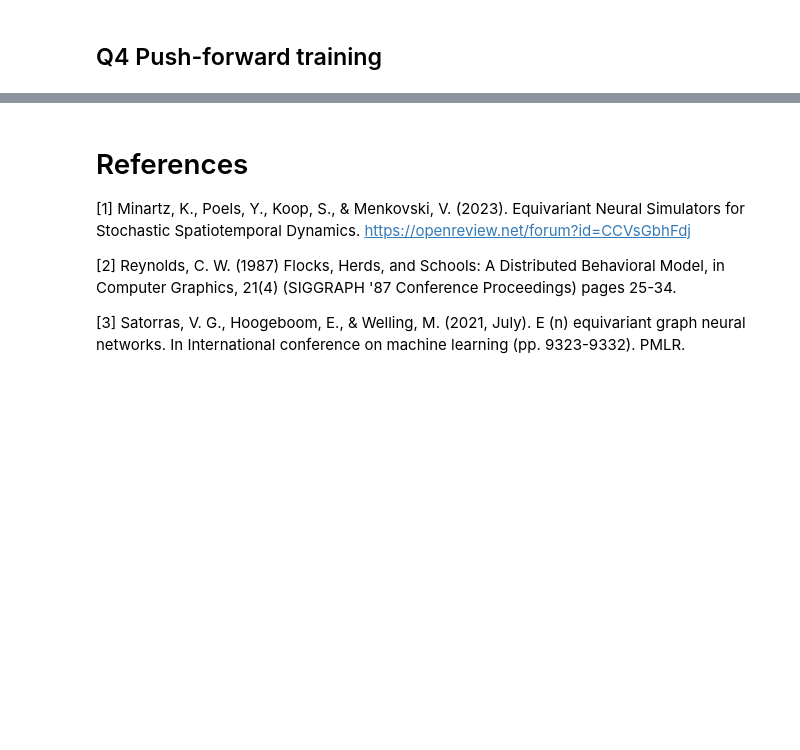
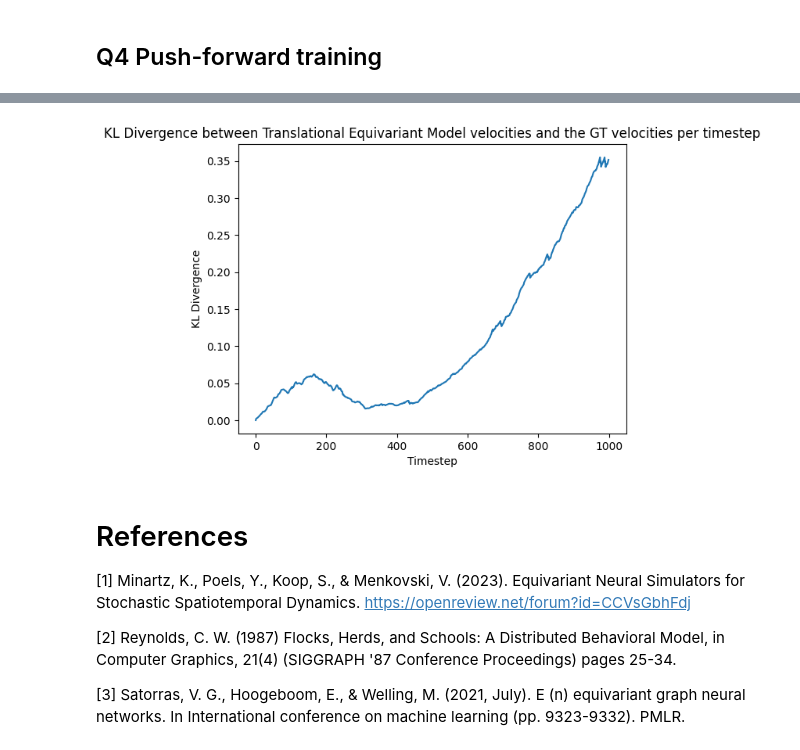
Before and after one commit to AdminMas7er/atai-2025, a Jupyter notebook: practicals/boids/01_Autoregressive_Models.ipynb, the cells around one changed output, grey strips where cells are left out. Drawn from its saved outputs; the diff is of its cells as text; code cells hidden in the pictures; blank space fills up the shorter version.

Commit message:
Lia's updated code and EGNN boids model

```diff
--- a/practicals/boids/01_Autoregressive_Models.ipynb
+++ b/practicals/boids/01_Autoregressive_Models.ipynb
@@ -55,0 +55,6 @@ print(len(trajectories))
+# %%
+base = "../../data/boids/raw"
+files = [f for f in os.listdir(base) if f.endswith(".npy")]
+trajectories = [np.load(os.path.join(base, f)) for f in files]
+
+print(len(trajectories))
@@ -127,7 +134,7 @@ class AR_Boids_Dataset(InMemoryDataset):
         self.transform = transform
         self.post_transform = post_transform
         super(AR_Boids_Dataset, self).__init__(root, transform, pre_transform)
-        self.data, self.slices = torch.load(self.processed_paths[0])
+        self.data, self.slices = torch.load(self.processed_paths[0], weights_only=False)
 
     @property
     def processed_file_names(self):
@@ -673,28 +689,34 @@ class TranslationalEquivariantModel(torch.nn.Module):
             nn.Linear(hidden, 2),
         )
 
+
     def forward(self, data):
         # TODO: TODO: TODO: TODO: TODO:
+
         """
         Your code goes here
+        """
 
-        """
         # NOTE: You may use different data attributes instead of x, edge_index, edge_attr
         # But you should pass a Data object to the model
         # (see the AR_Set_Model for an example and the Trainer class for how this is used)
+
         x, edge_index, edge_attr = data.x, data.edge_index, data.edge_attr
 
-        pos, vel = x[:, :2], x[:, 2:]               # (N,2), (N,2)
+        pos, vel = x[:, :2], x[:, 2:]
         N = pos.size(0)
-        i, j = edge_index[0], edge_index[1]         # (E,), (E,)
+        i = edge_index[0]
+        j = edge_index[1]
 
-        # minimum-image relative vector (PBC, translation equivariant)
+        # minimum-image relative vector
+
         rij = pos[i] - pos[j]
-        rij = (rij + self.L / 2) % self.L - self.L / 2
-        dij2 = (rij * rij).sum(-1, keepdim=True)    # (E,1)
+        L = torch.tensor(self.L, device=pos.device, dtype=pos.dtype)
+        rij = (rij + L / 2) % L - L / 2
+        dij2 = (rij * rij).sum(-1, keepdim=True)
 
-        # edge messages (perm-aware; uses only velocities + invariant distance)
-        m_ij = self.phi_e(torch.cat([vel[i], vel[j], dij2], dim=-1))  # (E,H)
+        # edge messages
+        m_ij = self.phi_e(torch.cat([vel[i], vel[j], dij2], dim=-1))
 
         # symmetric aggregation (mean) -> permutation equivariant
         m_i = torch.zeros(N, m_ij.size(-1), device=x.device, dtype=x.dtype)
@@ -703,11 +725,11 @@ class TranslationalEquivariantModel(torch.nn.Module):
         m_i = m_i / deg.view(N, 1)
 
         # velocity update and integrate to get Δx (Δt=1)
-        dv = self.phi_h(torch.cat([vel, m_i], dim=-1))   # (N,2)
+        dv = self.phi_h(torch.cat([vel, m_i], dim=-1))
         v_next = vel + dv
-        dx = v_next                                      # Δx = v_next
+        dx = v_next
 
-        y = torch.cat([dx, dv], dim=-1)                  # residuals [Δx,Δy,Δvx,Δvy]
+        y = torch.cat([dx, dv], dim=-1)
         return y
 # %%
 translational_equivariant_model = TranslationalEquivariantModel()
@@ -828,5 +850,7 @@ initial_states_validation_dataset = AR_Boids_Dataset(
 
 print(initial_states_validation_dataset[1])
 
-translational_equivariant_model_rollout = model2_rollouts(model, initial_states_validation_dataset, init_val_positions.to(device), timesteps=1000, device=device)
+translational_equivariant_model = TranslationalEquivariantModel()
+translational_equivariant_model.load_state_dict(torch.load("../../models/02-Translational-Equivariant-Model.pt"))
+translational_equivariant_model_rollout = model2_rollouts(translational_equivariant_model, initial_states_validation_dataset, init_val_positions.to(device), timesteps=1000, device=device)
 # %% [output]
@@ -963,6 +1684,8 @@ plot_kl_divergence(dists_AR_set, dists_GT, title="KL Divergence between AR Set M
 # %%
-dists_equivariant = compute_distribution_per_timestep(translational_equivariant_model_rollout, 1000)
+dists_equivariant = compute_distribution_per_timestep(translational_equivariant_model_rollout[:,:,:,2:], 1000)
 plot_kl_divergence(dists_equivariant, dists_GT, title="KL Divergence between Translational Equivariant Model velocities and the GT velocities per timestep")
+# %% [output]
+[figure, added]
 # %% [markdown]
 # References
 
```
Also changed, not shown: parts of 23 cells of this notebook, 1 other file.
